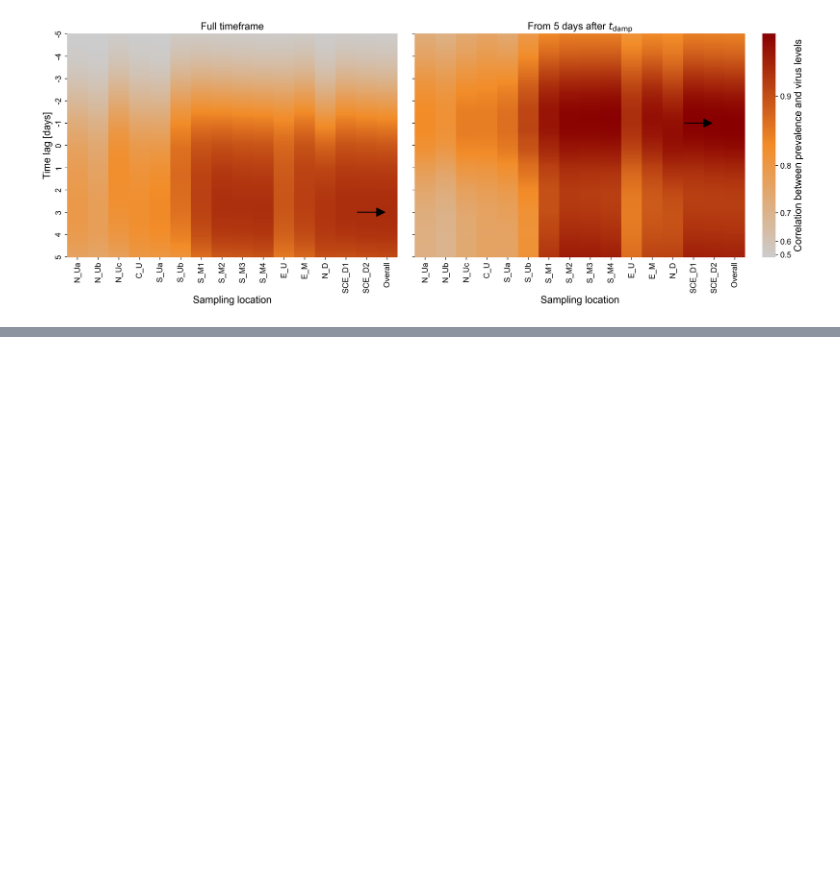
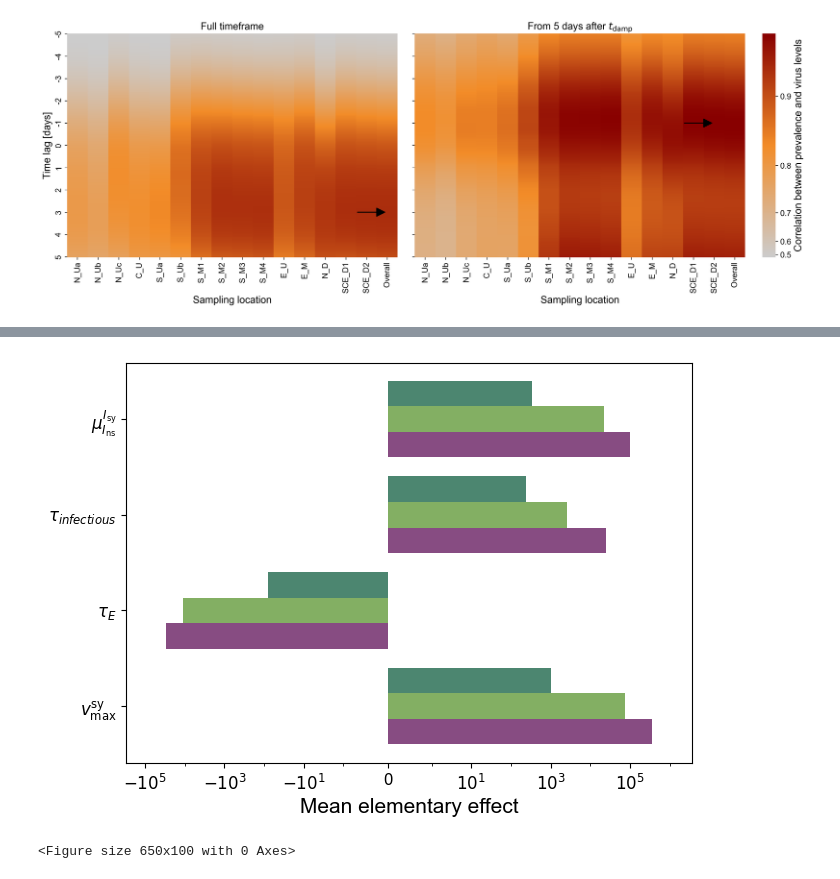
Before and after one commit to schminin/INSIDeMunich, a Jupyter notebook: analysis/scripts/7_correlation_main.ipynb, the cells around one changed output, grey strips where cells are left out. Drawn from its saved outputs; the diff is of its cells as text; code cells hidden in the pictures; blank space fills up the shorter version.

```diff
--- a/analysis/scripts/7_correlation_main.ipynb
+++ b/analysis/scripts/7_correlation_main.ipynb
@@ -276,0 +399,71 @@ fig.savefig(os.path.join(plot_path, f"cross_correlation_{rain_scenario}_{degrada
+# %%
+output_dict = {'new inf': 'Summed\ntransmissions', 'peak height': 'Maximum\nprevalence', 'peak time': 'Time point of\nmaximum prevalence'}
+output_colors = {'new inf': colors['Purple'], 'peak height': colors['Green'], 'peak time': colors['Teal']}
+
+df = pd.read_csv('../../simulation_outputs/SensitivityAnalysis/sensitivity_factors.csv')
+means = {key: [] for key in param_dict.keys()}
+for o in output_dict.keys():
+    df_o = pd.DataFrame()
+    for param in param_dict.keys():
+        values = list(df[df.Param == param][f'Elem effect {o}'].iloc[:])
+        df_o[param] = values
+    for key in df_o.columns:
+        means[key].append(df_o[key].mean())
+
+
+figsize = (6.5, 5)
+keys = list(means.keys())
+n_groups = len(keys)
+n_bars = len(means[keys[0]])  # number of bars per group
+
+bar_width = 0.8 / n_bars  # total group height divided by number of bars
+y = np.arange(n_groups)    # center positions for each group
+
+fig = plt.figure(figsize=figsize)
+ax = fig.add_axes([0.125, 0.18, 0.87, 0.8])
+handles = []
+labels = []
+
+for i in range(n_bars):
+    # Compute positions for each bar in the group (now along y-axis)
+    y_pos = y - 0.4 + i * bar_width + bar_width / 2
+    # Lengths of the bars (take i-th element from each key)
+    lengths = [means[key][i] for key in keys]
+    bars = ax.barh(y_pos, lengths, height=bar_width, color=list(output_colors.values())[i])
+    handles.append(bars[0])  # only need one handle per bar group
+    labels.append(list(output_dict.values())[i])  # label for legend
+
+# Y-axis labels (group names)
+ax.set_yticks(y)
+ax.set_yticklabels(param_dict[key] for key in keys)
+
+# Axis labels
+powers = [1, 3, 5]
+ticks_plus = [10**p for p in powers]
+ticks_minus = [-10**p for p in reversed(powers)]
+ticks = ticks_minus + [0] + ticks_plus
+tick_labels_plus = [r"$10^{{{}}}$".format(int(v)) for v in powers]
+tick_labels_minus = [r"$-10^{{{}}}$".format(int(v)) for v in reversed(powers)]
+tick_labels = tick_labels_minus + ['0'] + tick_labels_plus
+ax.set_xlabel("Mean elementary effect")
+ax.set_xscale('symlog', linthresh=1)
+ax.set_xticks(ticks)
+ax.set_xticklabels(tick_labels)
+
+# Limits
+all_values = [v for sublist in means.values() for v in sublist]
+overall_min = min(all_values)
+overall_max = max(all_values)
+ax.set_xlim(overall_min * 10, overall_max * 10)
+plt.show()
+fig.savefig(f'Elem_effects_means_barh.png', dpi=dpi)
+
+fig_leg = plt.figure(figsize=(6.5, 1))
+fig_leg.legend(handles, labels, loc='center', ncol=n_bars)
+plt.tight_layout()
+plt.show()
+fig_leg.savefig(f'Elem_effects_means_legend.png', dpi=dpi)
+plt.close(fig_leg)
+# %% [output]
+[figure, added]
+<Figure size 650x100 with 0 Axes>
```
Also changed, not shown: parts of 2 cells of this notebook, 9 other files.
